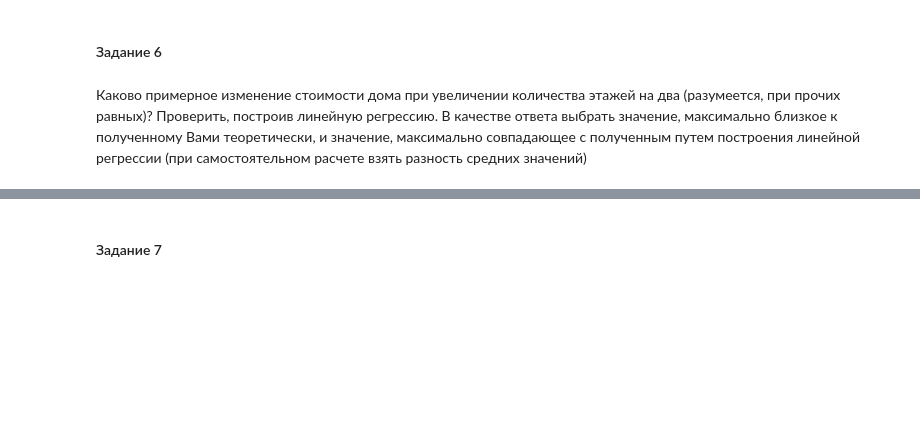
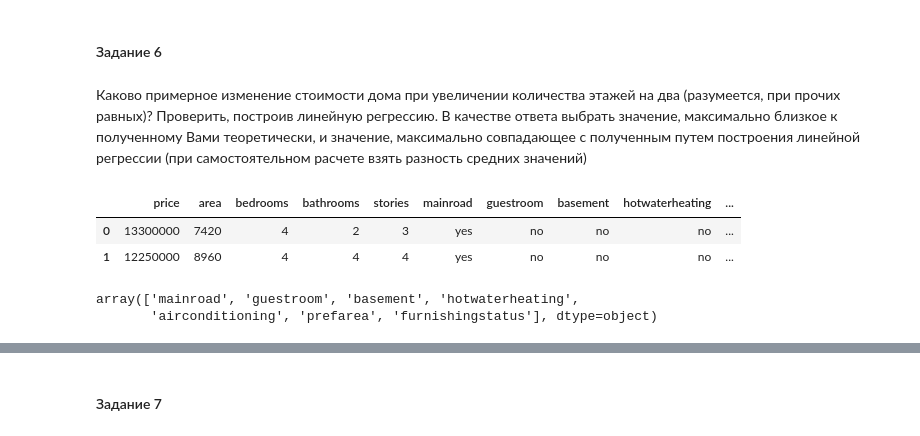
Before and after one commit to NekryachAlex/mlcourse_home_tasks, a Jupyter notebook: assignment1/Домашнее задание. Версия для студентов (с пропусками).ipynb, the cells around one changed output, grey strips where cells are left out. Cells and saved outputs as stored; diff of their text form; code cells hidden in the pictures; blank space fills up the shorter version.

```diff
--- a/assignment1/Домашнее задание. Версия для студентов (с пропусками).ipynb
+++ b/assignment1/Домашнее задание. Версия для студентов (с пропусками).ipynb
@@ -436,9 +436,17 @@ X_test_sm = # ваш код здесь
 # %%
 # В этом задании признак 'bedrooms' оставьте
 # %%
+data = pd.read_csv('house_prices.csv')
 data.head()
+y = data["price"]
 # %%
 # Создайте датафрейм, в котором количество этажей в каждом доме будет больше на два
-df = # ваш код здесь
+df = data.copy()
+# %%
+df.head(2)
+# %% [output]
+|  | price | area | bedrooms | bathrooms | stories | mainroad | guestroom | basement | hotwaterheating | ... |
+| 0 | 13300000 | 7420 | 4 | 2 | 3 | yes | no | no | no | ... |
+| 1 | 12250000 | 8960 | 4 | 4 | 4 | yes | no | no | no | ... |
 # %%
 # Закодируйте категориальные и масштабируйте количественные признаки в обоих датафреймах
@@ -445,0 +460,6 @@ df = # ваш код здесь
+# %%
+var_categorical = data.drop("price",axis = 1).select_dtypes(include='O').columns.values
+var_categorical
+# %% [output]
+array(['mainroad', 'guestroom', 'basement', 'hotwaterheating',
+       'airconditioning', 'prefarea', 'furnishingstatus'], dtype=object)
```
Also changed, not shown: parts of 10 cells of this notebook.
